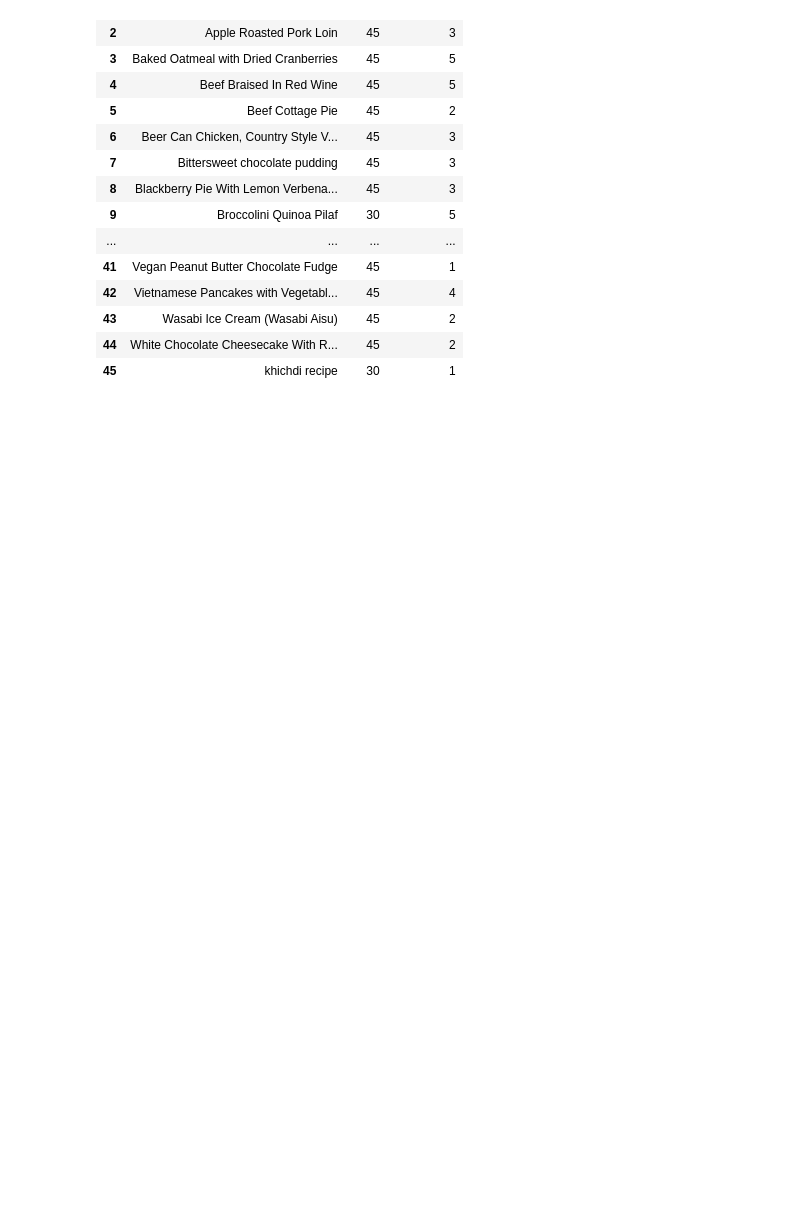
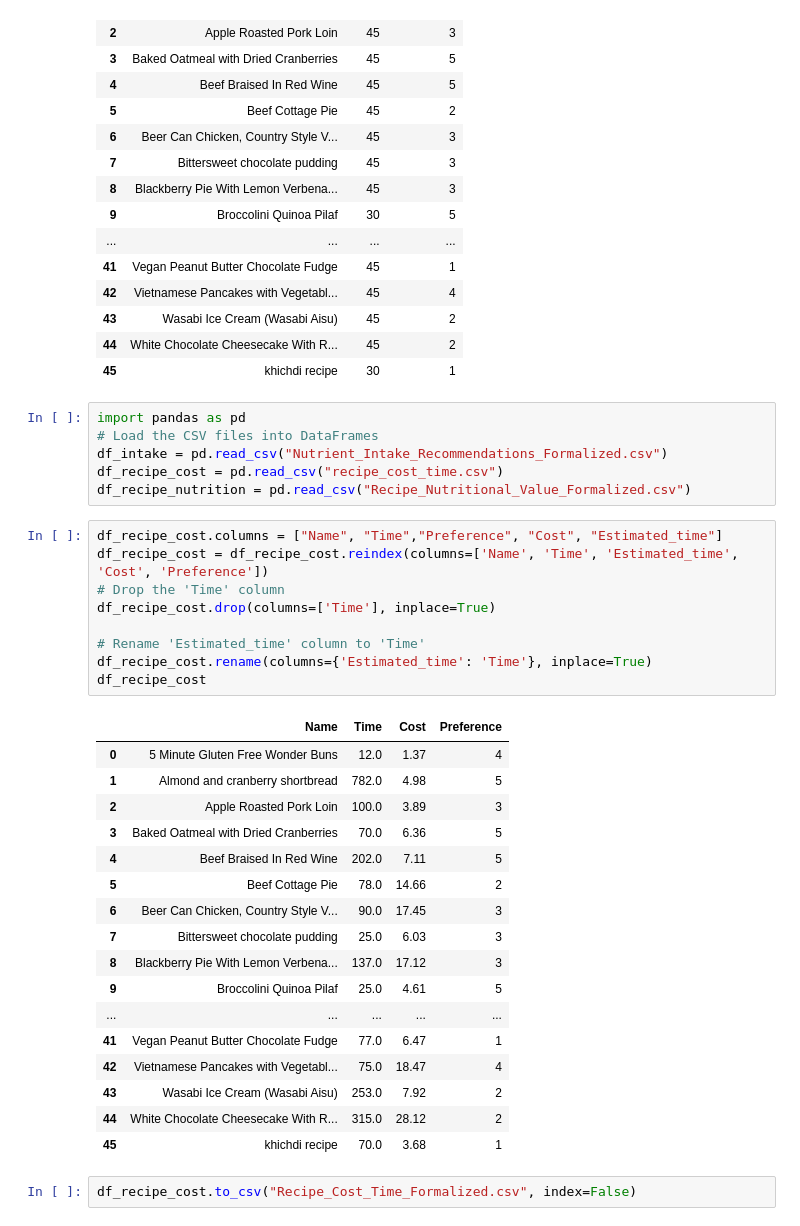
Before and after one commit to zli868/Dietary-planning, a Jupyter notebook: data/preprocessing.ipynb, the cells around one changed output. Saved outputs shown, nothing was run; the diff lists cells and outputs as text; blank space fills up the shorter version.

```diff
--- a/data/preprocessing.ipynb
+++ b/data/preprocessing.ipynb
@@ -301,3 +301,38 @@ df_recipe_cost
 | 43 | Wasabi Ice Cream (Wasabi Aisu) | 45 | 2 |
 | 44 | White Chocolate Cheesecake With R... | 45 | 2 |
 | 45 | khichdi recipe | 30 | 1 |
+# %%
+import pandas as pd
+# Load the CSV files into DataFrames
+df_intake = pd.read_csv("Nutrient_Intake_Recommendations_Formalized.csv")
+df_recipe_cost = pd.read_csv("recipe_cost_time.csv")
+df_recipe_nutrition = pd.read_csv("Recipe_Nutritional_Value_Formalized.csv")
+# %%
+df_recipe_cost.columns = ["Name", "Time","Preference", "Cost", "Estimated_time"]
+df_recipe_cost = df_recipe_cost.reindex(columns=['Name', 'Time', 'Estimated_time', 'Cost', 'Preference'])
+# Drop the 'Time' column
+df_recipe_cost.drop(columns=['Time'], inplace=True)
+
+# Rename 'Estimated_time' column to 'Time'
+df_recipe_cost.rename(columns={'Estimated_time': 'Time'}, inplace=True)
+df_recipe_cost
+# %% [output]
+|  | Name | Time | Cost | Preference |
+| 0 | 5 Minute Gluten Free Wonder Buns | 12.0 | 1.37 | 4 |
+| 1 | Almond and cranberry shortbread | 782.0 | 4.98 | 5 |
+| 2 | Apple Roasted Pork Loin | 100.0 | 3.89 | 3 |
+| 3 | Baked Oatmeal with Dried Cranberries | 70.0 | 6.36 | 5 |
+| 4 | Beef Braised In Red Wine | 202.0 | 7.11 | 5 |
+| 5 | Beef Cottage Pie | 78.0 | 14.66 | 2 |
+| 6 | Beer Can Chicken, Country Style V... | 90.0 | 17.45 | 3 |
+| 7 | Bittersweet chocolate pudding | 25.0 | 6.03 | 3 |
+| 8 | Blackberry Pie With Lemon Verbena... | 137.0 | 17.12 | 3 |
+| 9 | Broccolini Quinoa Pilaf | 25.0 | 4.61 | 5 |
+| ... | ... | ... | ... | ... |
+| 41 | Vegan Peanut Butter Chocolate Fudge | 77.0 | 6.47 | 1 |
+| 42 | Vietnamese Pancakes with Vegetabl... | 75.0 | 18.47 | 4 |
+| 43 | Wasabi Ice Cream (Wasabi Aisu) | 253.0 | 7.92 | 2 |
+| 44 | White Chocolate Cheesecake With R... | 315.0 | 28.12 | 2 |
+| 45 | khichdi recipe | 70.0 | 3.68 | 1 |
+# %%
+df_recipe_cost.to_csv("Recipe_Cost_Time_Formalized.csv", index=False)
```
Also changed, not shown: parts of 1 cell of this notebook, 9 other files.
